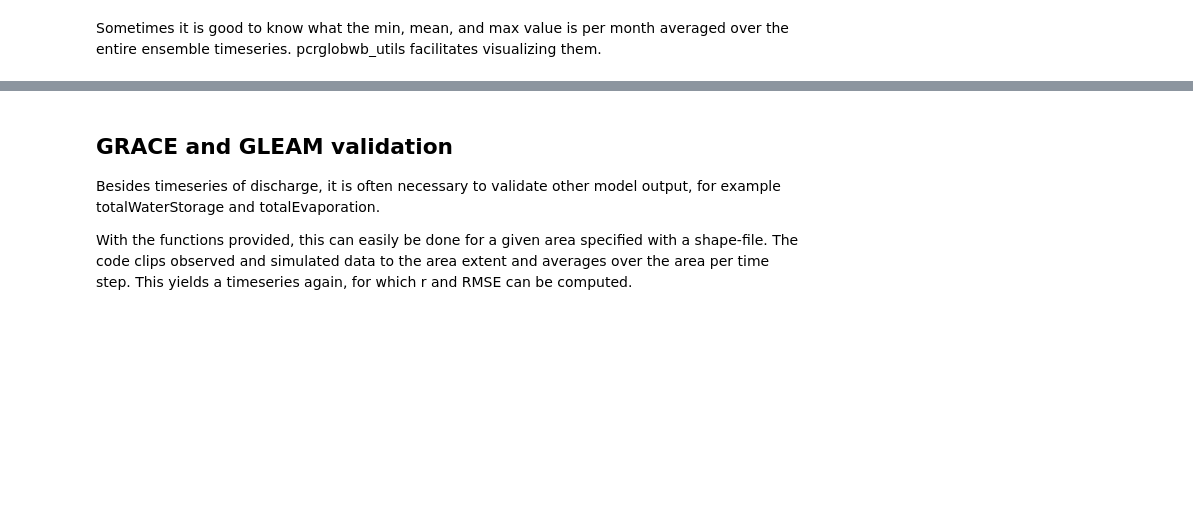
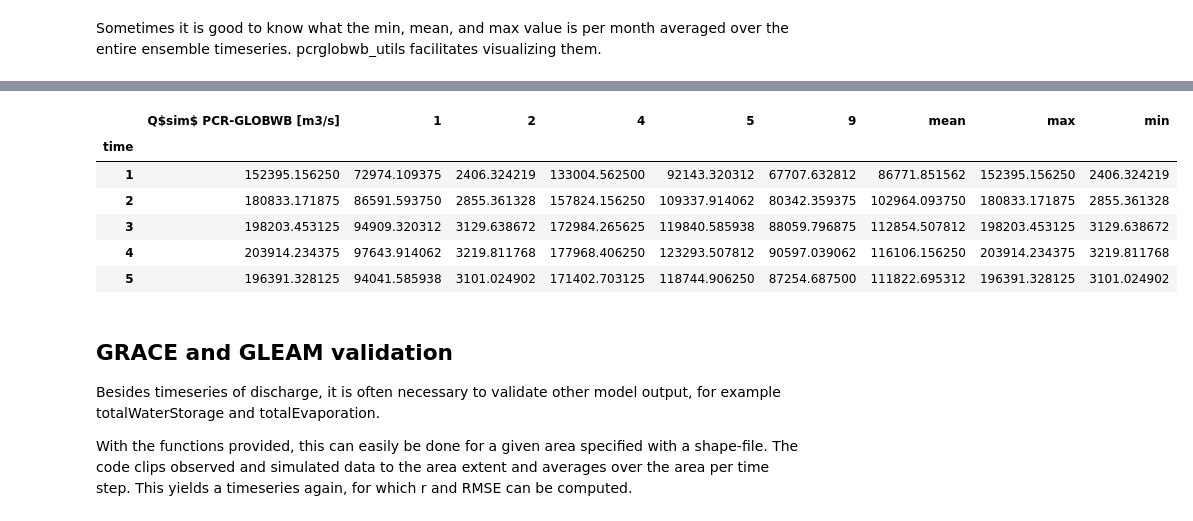
Before and after one commit to JannisHoch/pcrglobwb_utils, a Jupyter notebook: examples/example.ipynb, the cells around one changed output, grey strips where cells are left out. Drawn from its saved outputs; the diff is of its cells as text; code cells hidden in the pictures; blank space fills up the shorter version.

```diff
--- a/examples/example.ipynb
+++ b/examples/example.ipynb
@@ -317,3 +300,13 @@ ens_obj.climatology(plot=True)
+# %%
+df.head()
+# %% [output]
+|  | Q$sim$ PCR-GLOBWB [m3/s] | 1 | 2 | 4 | 5 | 9 | mean | max | min |
+| time |  |  |  |  |  |  |  |  |  |
+| 1 | 152395.156250 | 72974.109375 | 2406.324219 | 133004.562500 | 92143.320312 | 67707.632812 | 86771.851562 | 152395.156250 | 2406.324219 |
+| 2 | 180833.171875 | 86591.593750 | 2855.361328 | 157824.156250 | 109337.914062 | 80342.359375 | 102964.093750 | 180833.171875 | 2855.361328 |
+| 3 | 198203.453125 | 94909.320312 | 3129.638672 | 172984.265625 | 119840.585938 | 88059.796875 | 112854.507812 | 198203.453125 | 3129.638672 |
+| 4 | 203914.234375 | 97643.914062 | 3219.811768 | 177968.406250 | 123293.507812 | 90597.039062 | 116106.156250 | 203914.234375 | 3219.811768 |
+| 5 | 196391.328125 | 94041.585938 | 3101.024902 | 171402.703125 | 118744.906250 | 87254.687500 | 111822.695312 | 196391.328125 | 3101.024902 |
 # %% [markdown]
 <a id="GRACE_and_GLEAM"></a>
 
```
Also changed, not shown: parts of 5 cells of this notebook, 1 other file.
